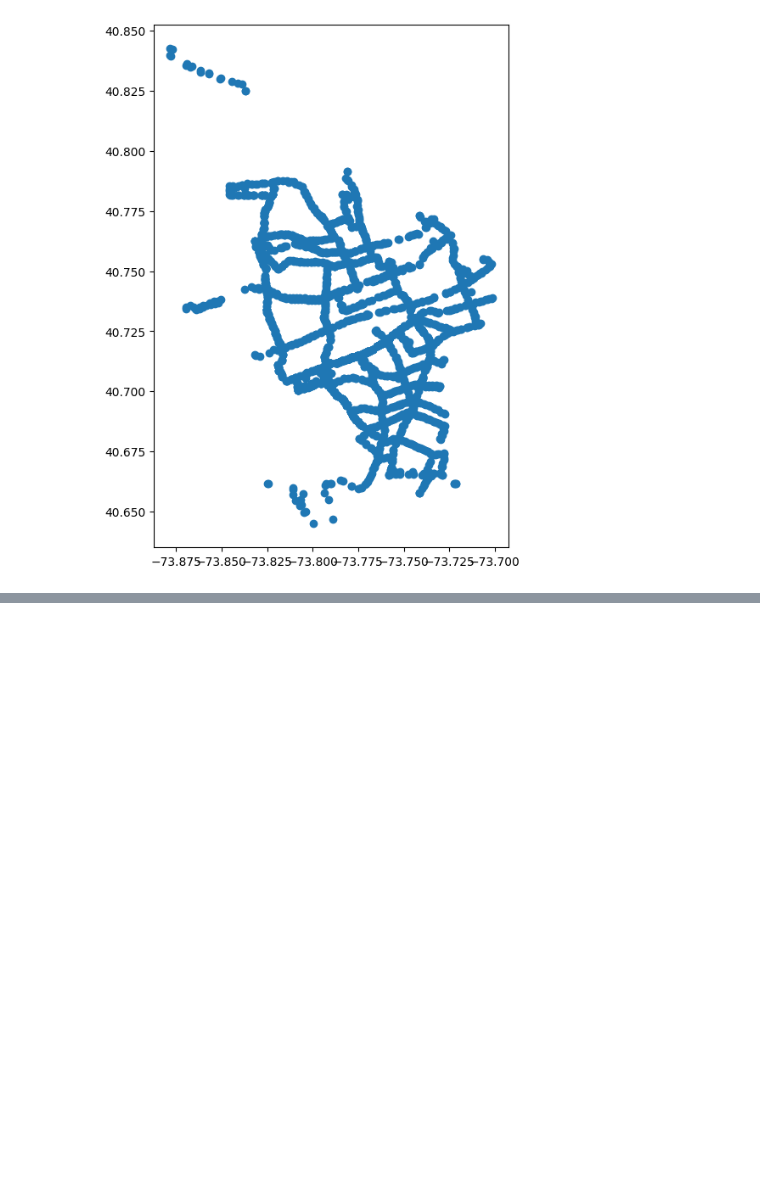
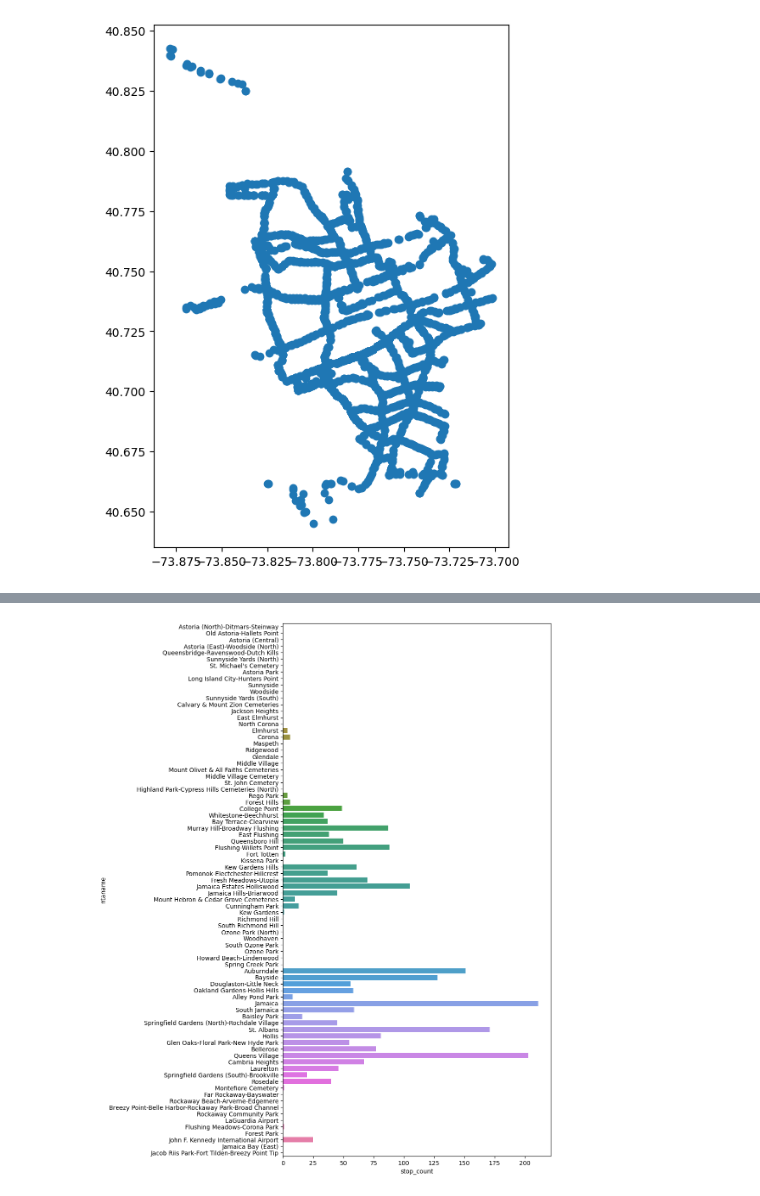
Before and after one commit to dmehta94/project-capstone-transit-inequity-eastern-queens, a Jupyter notebook: code/geopandas_sandbox.ipynb, the cells around one changed output, grey strips where cells are left out. Cells and saved outputs as stored; diff of their text form; code cells hidden in the pictures; blank space fills up the shorter version.

```diff
--- a/code/geopandas_sandbox.ipynb
+++ b/code/geopandas_sandbox.ipynb
@@ -72,0 +180,10 @@ plt.savefig('../images/east_queens_bus_map.png', dpi = 300)
+# %%
+plt.figure(figsize = (8, 16))
+sns.barplot(
+    data = queens_neighborhoods,
+    x = 'stop_count',
+    y = 'ntaname',
+    hue = 'ntaname'
+);
+# %% [output]
+[figure, added]
```
Also changed, not shown: parts of 9 cells of this notebook, 28 other files.
